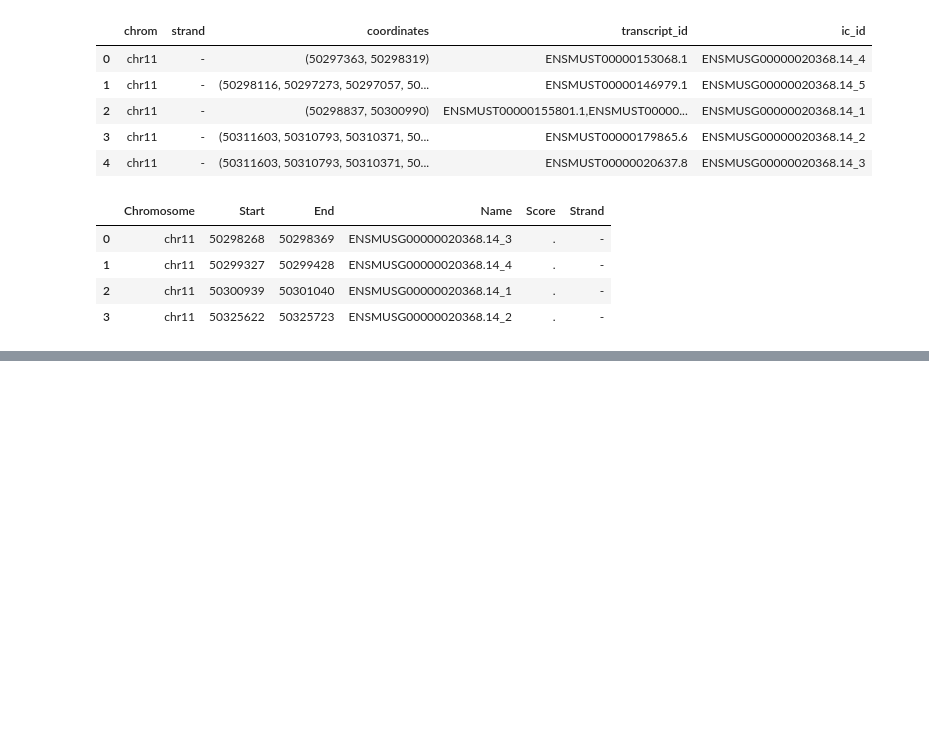
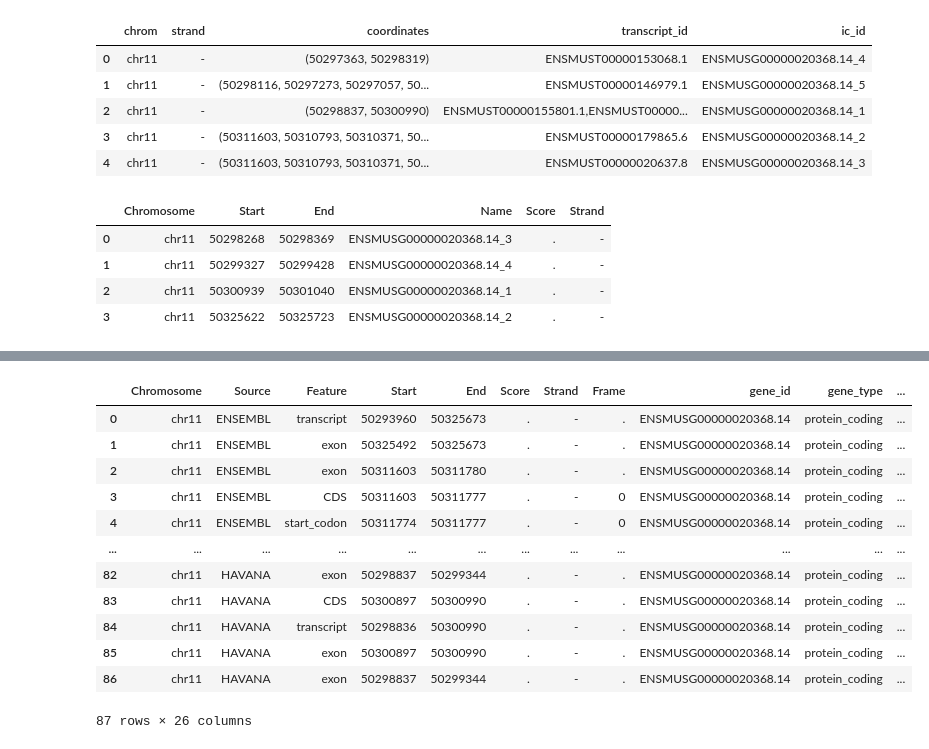
Before and after one commit to mortazavilab/cerberus, a Jupyter notebook: dev.ipynb, the cells around one changed output, grey strips where cells are left out. Drawn from its saved outputs; the diff is of its cells as text; code cells hidden in the pictures; blank space fills up the shorter version.

```diff
--- a/dev.ipynb
+++ b/dev.ipynb
@@ -919,0 +1076,42 @@ tss_bed_2.head()
+# %%
+df = pr.read_gtf(gtf).df
+m_df = pd.read_csv(m, sep='\t')
+
+# groupby transcripts that are the same
+gb_cols = ['gene_name', 'gene_id', 'transcript_triplet',
+           'transcript_id', 'transcript_name']
+temp = m_df[['transcript_id',
+             'original_transcript_id',
+             'original_transcript_name']].copy(deep=True)
+m_df = m_df.groupby(gb_cols).agg({'original_transcript_id': ','.join,
+                                  'original_transcript_name': ','.join}).reset_index()
+m_df = m_df.merge(temp, on='transcript_id', suffixes=('','_merge'))
+m_df.drop(['gene_name', 'gene_id', 'transcript_triplet'],
+          axis=1, inplace=True)
+
+# add new transcript ids
+df = df.merge(m_df, left_on=['transcript_id', 'transcript_name'],
+              right_on=['original_transcript_id_merge',
+                        'original_transcript_name_merge'],
+             suffixes=('_x', ''))
+
+# drop old tids
+df.drop(['transcript_id_x', 'transcript_name_x',
+         'original_transcript_id_merge',
+         'original_transcript_name_merge'],
+        axis=1, inplace=True)
+
+# if we're only reporting one transcript per triplet
+print(df)
+if agg:
+    print(len(df.index))
+    df = df.loc[~(df.duplicated(subset=['transcript_id',
+                                         'transcript_name',
+                                         'Start', 'End',
+                                         'Feature'], keep='first'))|\
+                ~((df.duplicated(subset=['transcript_id',
+                                         'transcript_name',
+                                         'Feature'], keep='first'))&\
+                  (df.Feature=='transcript'))]
+    print(len(df.index))
+df = pr.PyRanges(df)
@@ -919,0 +1136,16 @@ tss_bed_2.head()
+# %%
+df
+# %% [output]
+|  | Chromosome | Source | Feature | Start | End | Score | Strand | Frame | gene_id | gene_type | ... |
+| 0 | chr11 | ENSEMBL | transcript | 50293960 | 50325673 | . | - | . | ENSMUSG00000020368.14 | protein_coding | ... |
+| 1 | chr11 | ENSEMBL | exon | 50325492 | 50325673 | . | - | . | ENSMUSG00000020368.14 | protein_coding | ... |
+| 2 | chr11 | ENSEMBL | exon | 50311603 | 50311780 | . | - | . | ENSMUSG00000020368.14 | protein_coding | ... |
+| 3 | chr11 | ENSEMBL | CDS | 50311603 | 50311777 | . | - | 0 | ENSMUSG00000020368.14 | protein_coding | ... |
+| 4 | chr11 | ENSEMBL | start_codon | 50311774 | 50311777 | . | - | 0 | ENSMUSG00000020368.14 | protein_coding | ... |
+| ... | ... | ... | ... | ... | ... | ... | ... | ... | ... | ... | ... |
+| 82 | chr11 | HAVANA | exon | 50298837 | 50299344 | . | - | . | ENSMUSG00000020368.14 | protein_coding | ... |
+| 83 | chr11 | HAVANA | CDS | 50300897 | 50300990 | . | - | . | ENSMUSG00000020368.14 | protein_coding | ... |
+| 84 | chr11 | HAVANA | transcript | 50298836 | 50300990 | . | - | . | ENSMUSG00000020368.14 | protein_coding | ... |
+| 85 | chr11 | HAVANA | exon | 50300897 | 50300990 | . | - | . | ENSMUSG00000020368.14 | protein_coding | ... |
+| 86 | chr11 | HAVANA | exon | 50298837 | 50299344 | . | - | . | ENSMUSG00000020368.14 | protein_coding | ... |
+87 rows × 26 columns
```
Also changed, not shown: parts of 24 cells of this notebook, 2 other files.
